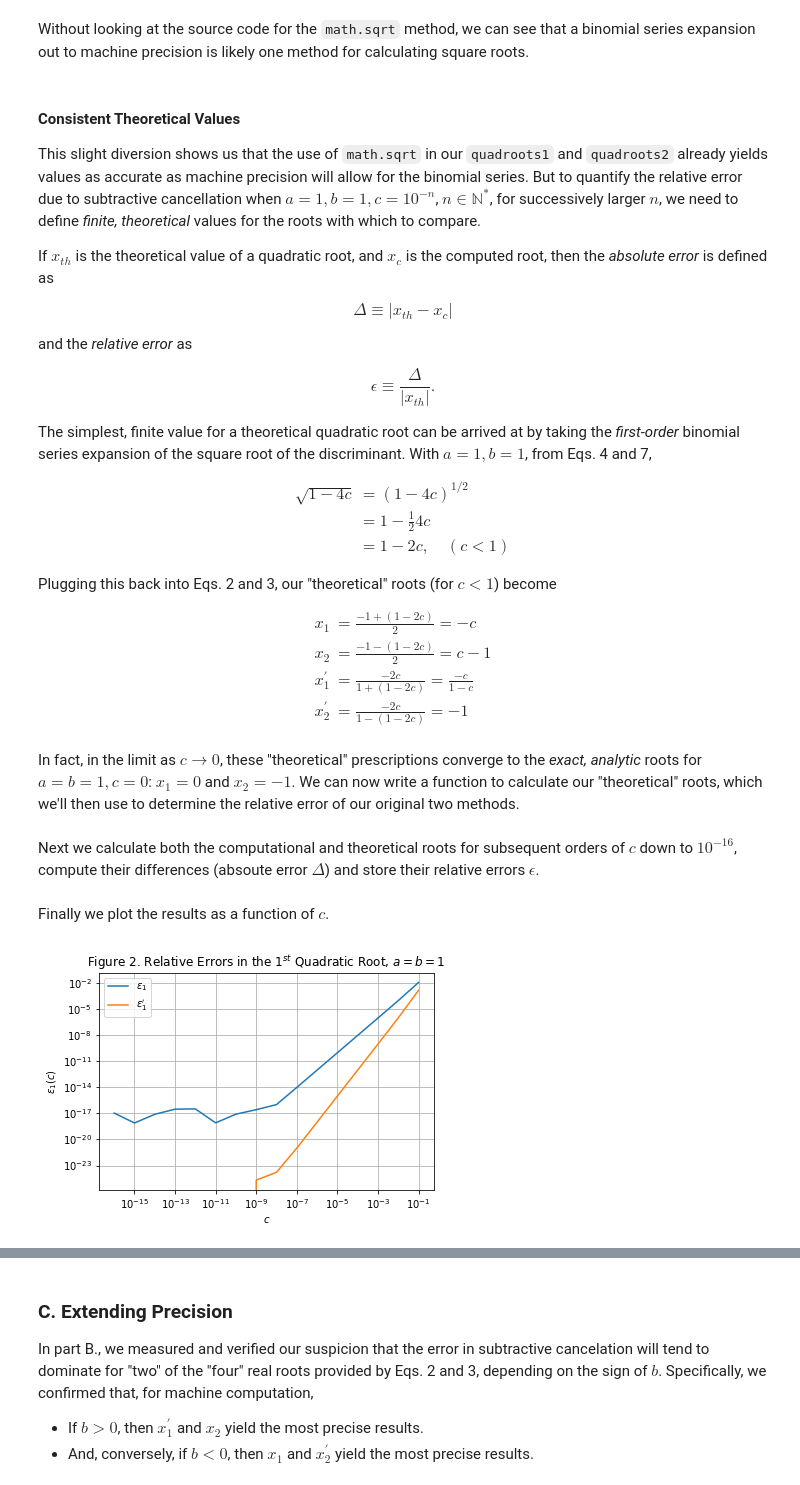
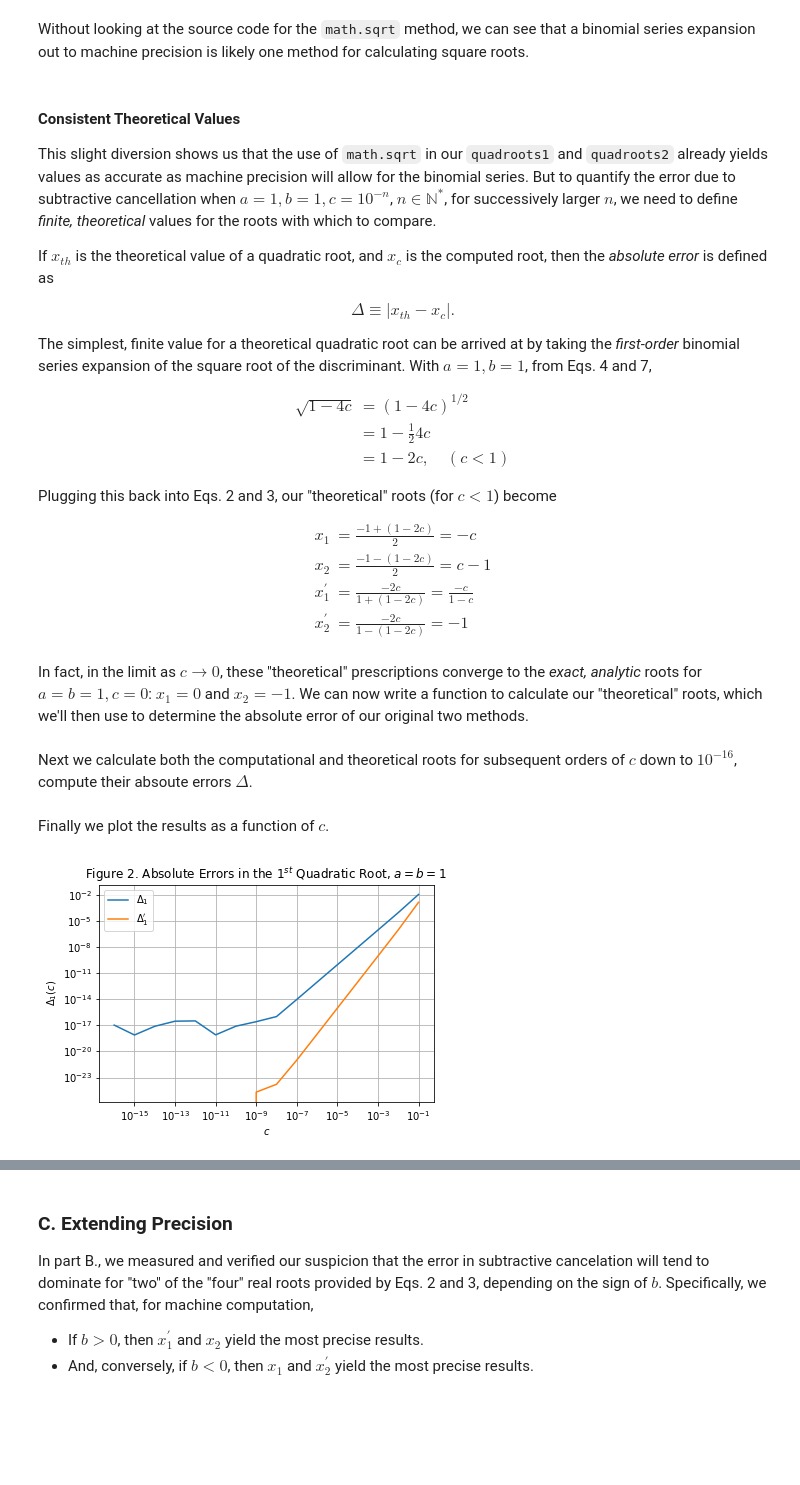
Before and after one commit to sabaronett/computational-physics-class-404-604-Spring-2020, a Jupyter notebook: homework/hw02.ipynb, the cells around one changed output, grey strips where cells are left out. Drawn from its saved outputs; the diff is of its cells as text; code cells hidden in the pictures; blank space fills up the shorter version.

```diff
--- a/homework/hw02.ipynb
+++ b/homework/hw02.ipynb
@@ -316,18 +316,12 @@ math.sqrt(.6)
 Without looking at the source code for the `math.sqrt` method, we can see that a binomial series expansion out to machine precision is likely one method for calculating square roots.
 # %% [markdown]
 #### Consistent Theoretical Values
-This slight diversion shows us that the use of `math.sqrt` in our `quadroots1` and `quadroots2` already yields values as accurate as machine precision will allow for the binomial series. But to quantify the relative error due to subtractive cancellation when $a=1, b=1, c=10^{-n}$, $n \in \mathbb{N^*}$, for successively larger $n$, we need to define _finite, theoretical_ values for the roots with which to compare.
+This slight diversion shows us that the use of `math.sqrt` in our `quadroots1` and `quadroots2` already yields values as accurate as machine precision will allow for the binomial series. But to quantify the error due to subtractive cancellation when $a=1, b=1, c=10^{-n}$, $n \in \mathbb{N^*}$, for successively larger $n$, we need to define _finite, theoretical_ values for the roots with which to compare.
 
 If $x_{th}$ is the theoretical value of a quadratic root, and $x_c$ is the computed root, then the _absolute error_ is defined as
 
 $$
-\Delta \equiv |x_{th} - x_c|
-$$
-
-and the _relative error_ as
-
-$$
-\epsilon \equiv \frac{\Delta}{|x_{th}|}.
+\Delta \equiv |x_{th} - x_c|.
 $$
 
 The simplest, finite value for a theoretical quadratic root can be arrived at by taking the _first-order_ binomial series expansion of the square root of the discriminant. With $a=1, b=1$, from Eqs. 4 and 7,
@@ -348,7 +342,7 @@ x^\prime_1 &= \frac{-2c}{1 + (1 - 2c)} = \frac{-c}{1-c} \tag{11}\\
 x^\prime_2 &= \frac{-2c}{1 - (1 - 2c)} = -1 \tag{12}\\
 \end{align*}
 
-In fact, in the limit as $c \rightarrow 0$, these "theoretical" prescriptions converge to the _exact, analytic_ roots for $a=b=1, c=0$: $x_1 = 0$ and $x_2 = -1$. We can now write a function to calculate our "theoretical" roots, which we'll then use to determine the relative error of our original two methods.
+In fact, in the limit as $c \rightarrow 0$, these "theoretical" prescriptions converge to the _exact, analytic_ roots for $a=b=1, c=0$: $x_1 = 0$ and $x_2 = -1$. We can now write a function to calculate our "theoretical" roots, which we'll then use to determine the absolute error of our original two methods.
 # %%
 def theoroots1(c):
     return [-c, c-1]
@@ -356,32 +350,30 @@ def theoroots1(c):
 def theoroots2(c):
     return [(-c/(1-c)), -1]
 # %% [markdown]
-Next we calculate both the computational and theoretical roots for subsequent orders of $c$ down to $10^{-16}$, compute their differences (absoute error $\Delta$) and store their relative errors $\epsilon$.
+Next we calculate both the computational and theoretical roots for subsequent orders of $c$ down to $10^{-16}$, compute their absoute errors $\Delta$.
 # %%
 n = 17
 c = []
-epsilon1, epsilon2 = np.zeros((n-1,2)), np.zeros((n-1,2))
+deltas1, deltas2 = np.zeros((n-1,2)), np.zeros((n-1,2))
 
 for i in range(1,n):
     c.append(10**(-i))
-    delta1 = abs(np.asarray(theoroots1(10**(-i))) - np.asarray(quadroots1([1,1,10**(-i)])))
-    delta2 = abs(np.asarray(theoroots2(10**(-i))) - np.asarray(quadroots2([1,1,10**(-i)])))
-    epsilon1[i-1] = delta1
-    epsilon2[i-1] = delta2
+    deltas1[i-1] = abs(np.asarray(theoroots1(10**(-i))) - np.asarray(quadroots1([1,1,10**(-i)])))
+    deltas2[i-1] = abs(np.asarray(theoroots2(10**(-i))) - np.asarray(quadroots2([1,1,10**(-i)])))
 # %% [markdown]
 Finally we plot the results as a function of $c$.
 # %%
 plt.figure()
-plt.title("Figure 2. Relative Errors in the 1$^{st}$ Quadratic Root, $a=b=1$")
+plt.title("Figure 2. Absolute Errors in the 1$^{st}$ Quadratic Root, $a=b=1$")
 plt.xlabel(r'$c$')
-plt.ylabel(r'$\epsilon_1(c)$')
+plt.ylabel(r'$\Delta_1(c)$')
 plt.xscale('log')
 plt.yscale('log')
 plt.grid()
-plt.plot(c, epsilon1[:,0], label="$\epsilon_1$")
-plt.plot(c, epsilon2[:,0], label="$\epsilon^\prime_1$")
+plt.plot(c, deltas1[:,0], label="$\Delta_1$")
+plt.plot(c, deltas2[:,0], label="$\Delta^\prime_1$")
 plt.legend(loc="best")
 plt.show()
 # %% [output]
-[figure, old version]
+[figure, new version]
 # %% [markdown]
```
Also changed, not shown: parts of 6 cells of this notebook.
